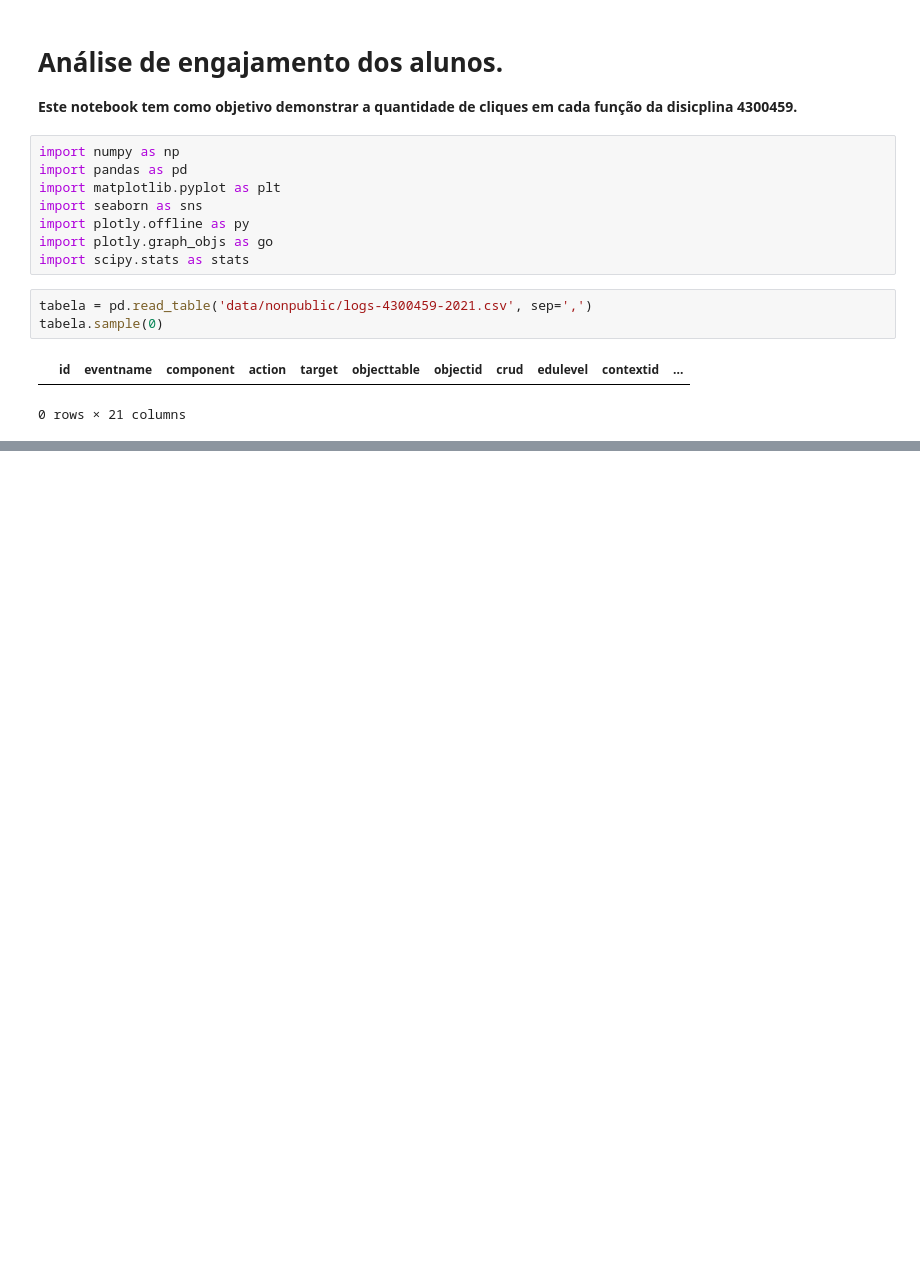
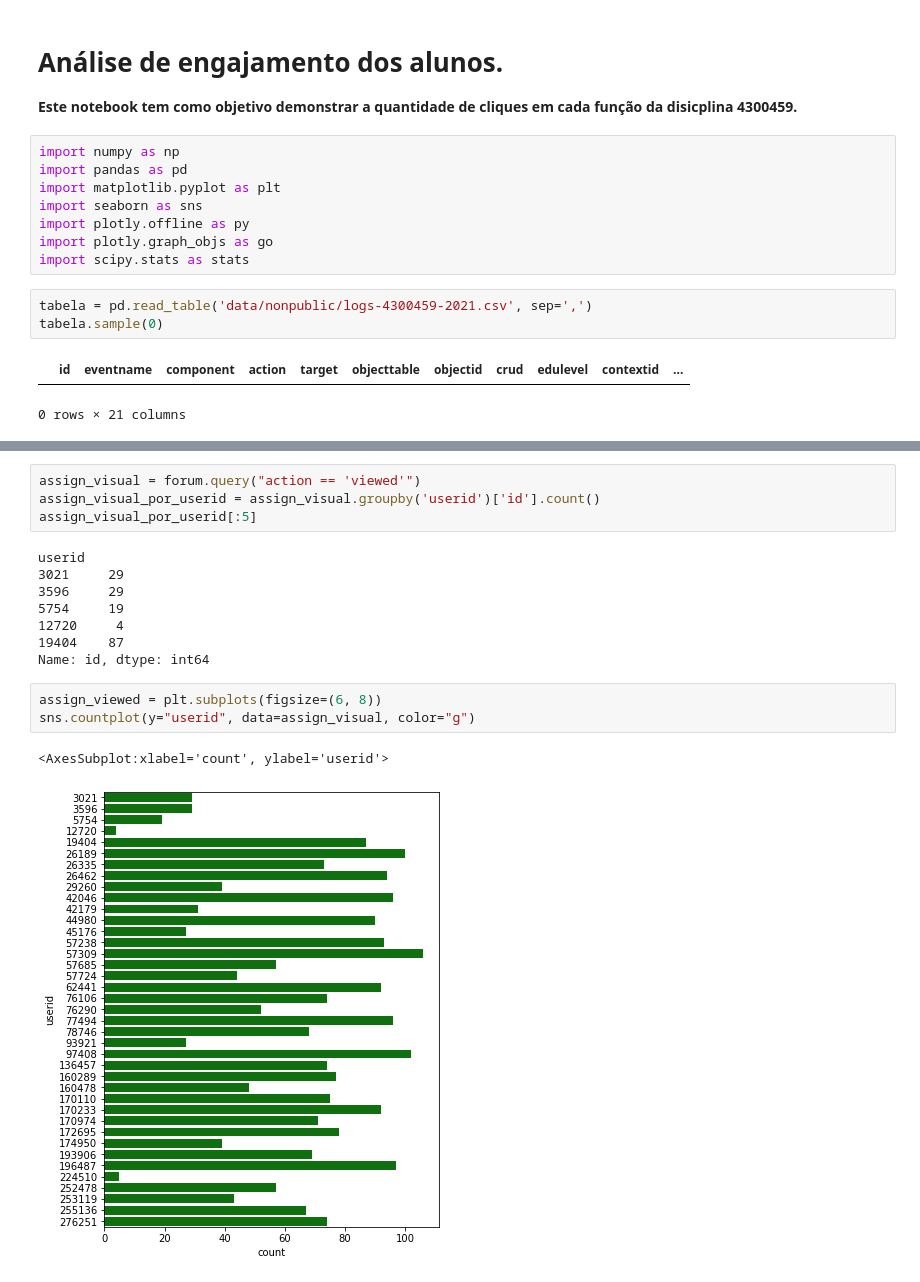
Before and after one commit to atp/edisc-analytics, a Jupyter notebook: Analise_de_Engajamento2.ipynb, the cells around one changed output, grey strips where cells are left out. Drawn from its saved outputs; the diff is of its cells as text; blank space fills up the shorter version.

```diff
--- a/Analise_de_Engajamento2.ipynb
+++ b/Analise_de_Engajamento2.ipynb
@@ -60,0 +81,18 @@ KeyError: '[ True] not found in axis'
+# %%
+assign_visual = forum.query("action == 'viewed'")
+assign_visual_por_userid = assign_visual.groupby('userid')['id'].count()
+assign_visual_por_userid[:5]
+# %% [output]
+userid
+3021     29
+3596     29
+5754     19
+12720     4
+19404    87
+Name: id, dtype: int64
+# %%
+assign_viewed = plt.subplots(figsize=(6, 8))
+sns.countplot(y="userid", data=assign_visual, color="g")
+# %% [output]
+<AxesSubplot:xlabel='count', ylabel='userid'>
+[figure, added]
```
Also changed, not shown: parts of 21 cells of this notebook.
